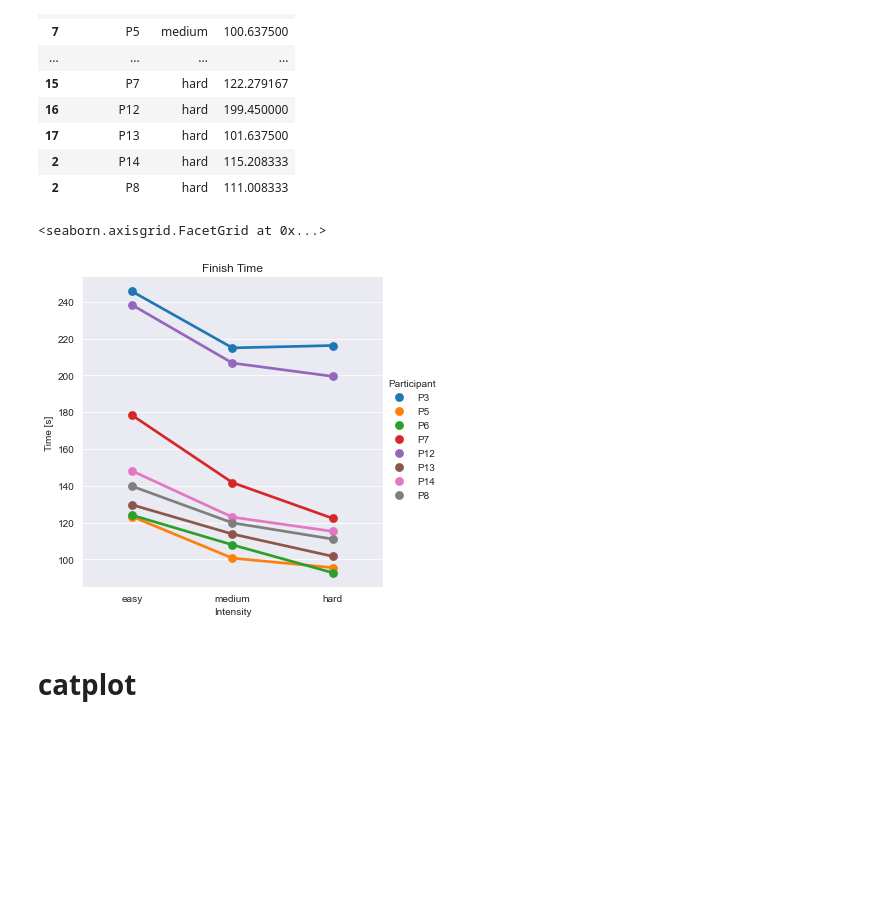
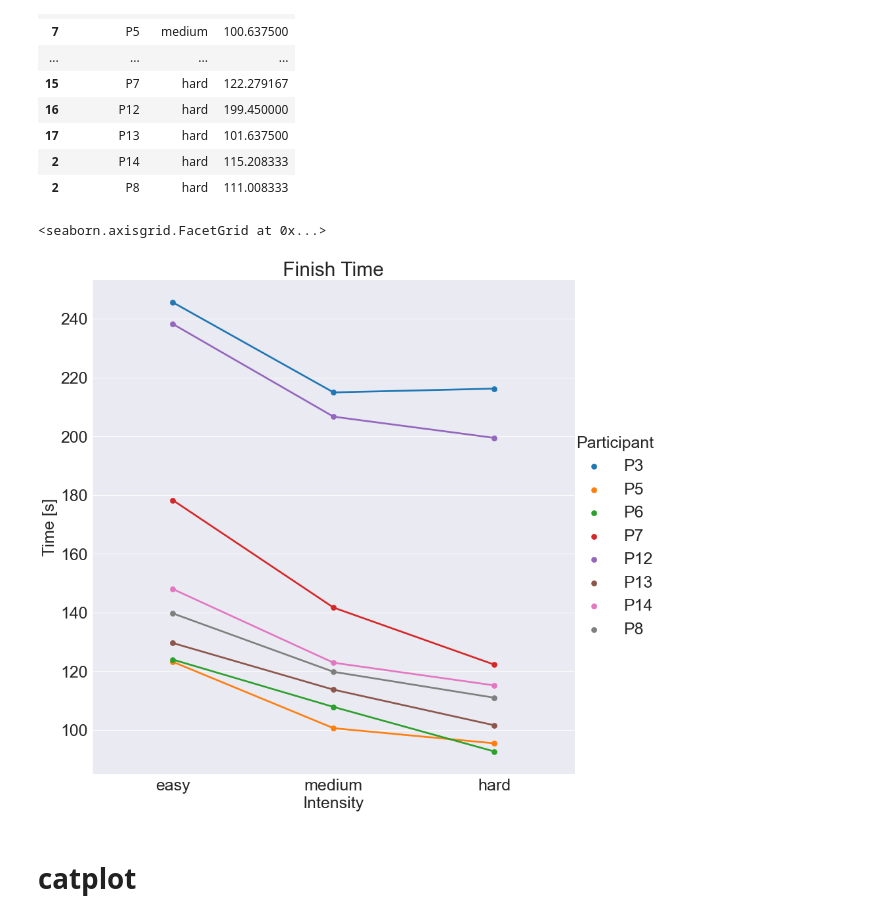
Before and after one commit to luceskywalker/xski, a Jupyter notebook: code/jupyter_lucas/splits_pacing.ipynb, the cells around one changed output. Drawn from its saved outputs; the diff is of its cells as text; code cells hidden in the pictures; blank space fills up the shorter version.

```diff
--- a/code/jupyter_lucas/splits_pacing.ipynb
+++ b/code/jupyter_lucas/splits_pacing.ipynb
@@ -195,14 +199,15 @@ d
 | 2 | P14 | hard | 115.208333 |
 | 2 | P8 | hard | 111.008333 |
 # %%
-sns.catplot(data=d, x='Intensity',  y='finish_time', hue='Participant', aspect=1, kind = 'point').set(
+sns.catplot(data=d, x='Intensity',  y='finish_time', hue='Participant', aspect=1, height = 12,kind = 'point').set(
 ylabel = 'Time [s]',
 title = 'Finish Time',
 #ylim = [75,275]
 )
+#plt.legend(markerscale=20, fontsize=10)
 # %% [output]
 <seaborn.axisgrid.FacetGrid at 0x...>
-[figure, old version]
+[figure, new version]
 # %% [markdown]
 # catplot
 # %%
```
Also changed, not shown: parts of 2 cells of this notebook, 6 other files.
